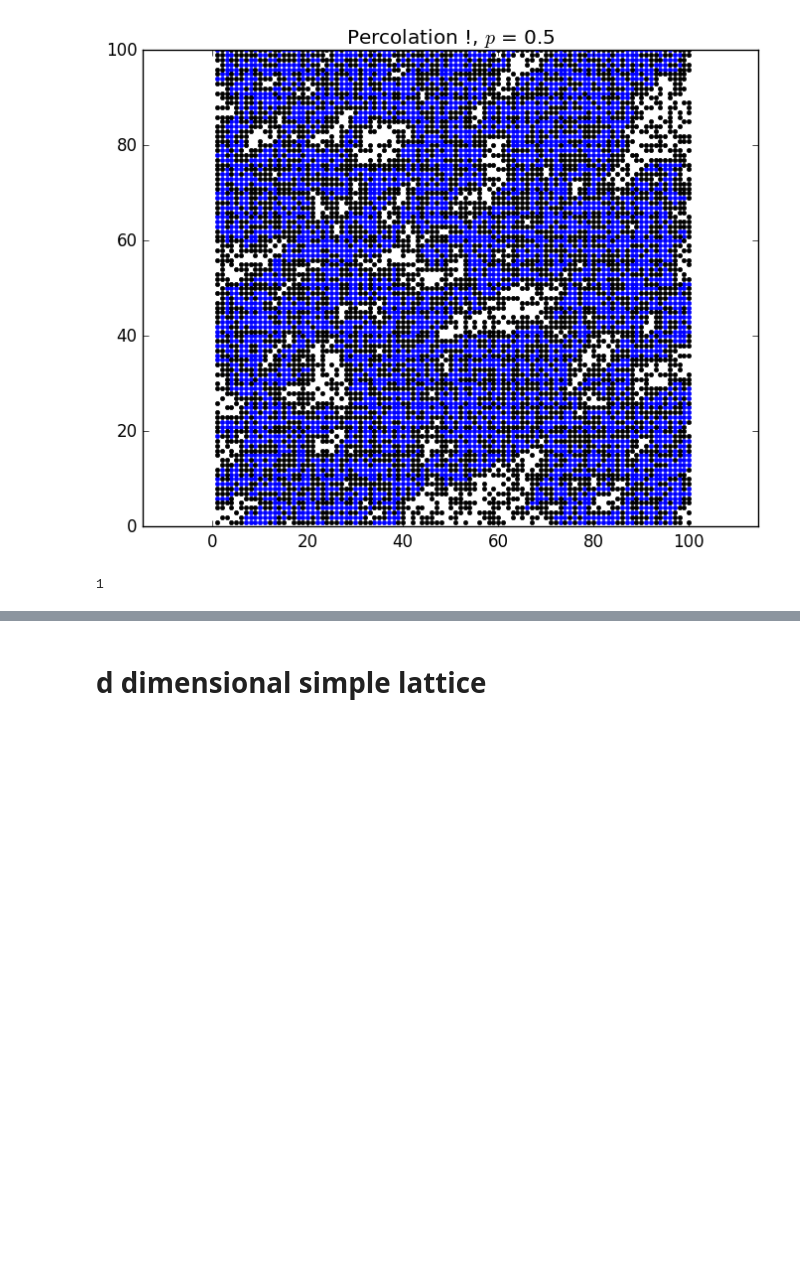
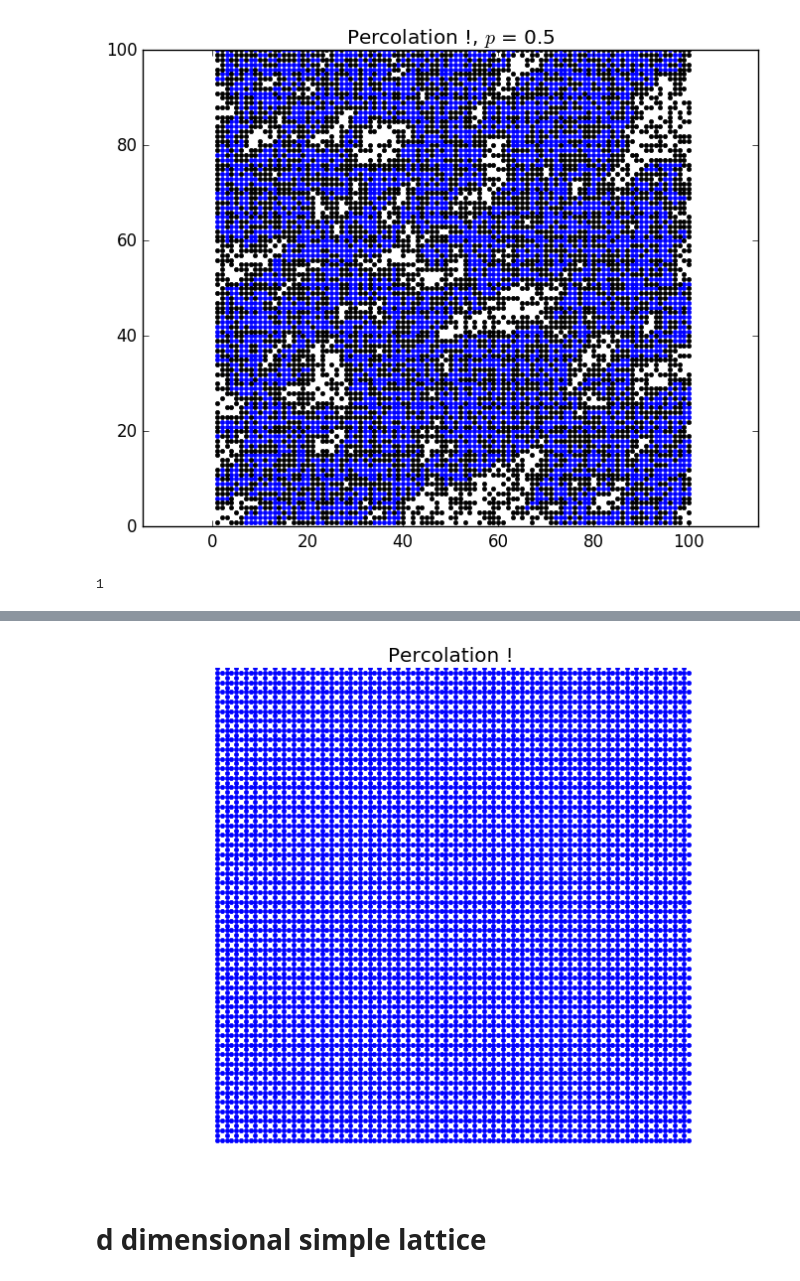
Before and after one commit to goropikari/Percolation.jl, a Jupyter notebook: example/percolation.ipynb, the cells around one changed output, grey strips where cells are left out. Cells and saved outputs as stored; diff of their text form; code cells hidden in the pictures; blank space fills up the shorter version.

```diff
--- a/example/percolation.ipynb
+++ b/example/percolation.ipynb
@@ -64,3 +76,7 @@ percolation(tri)
+# %%
+site = kagome(100, 1.0); cluster(site); clusterplot(site);
+# %% [output]
+[figure, added]
 # %% [markdown]
 # d dimensional simple lattice
 # %%
```
Also changed, not shown: parts of 11 cells of this notebook, 3 other files.
